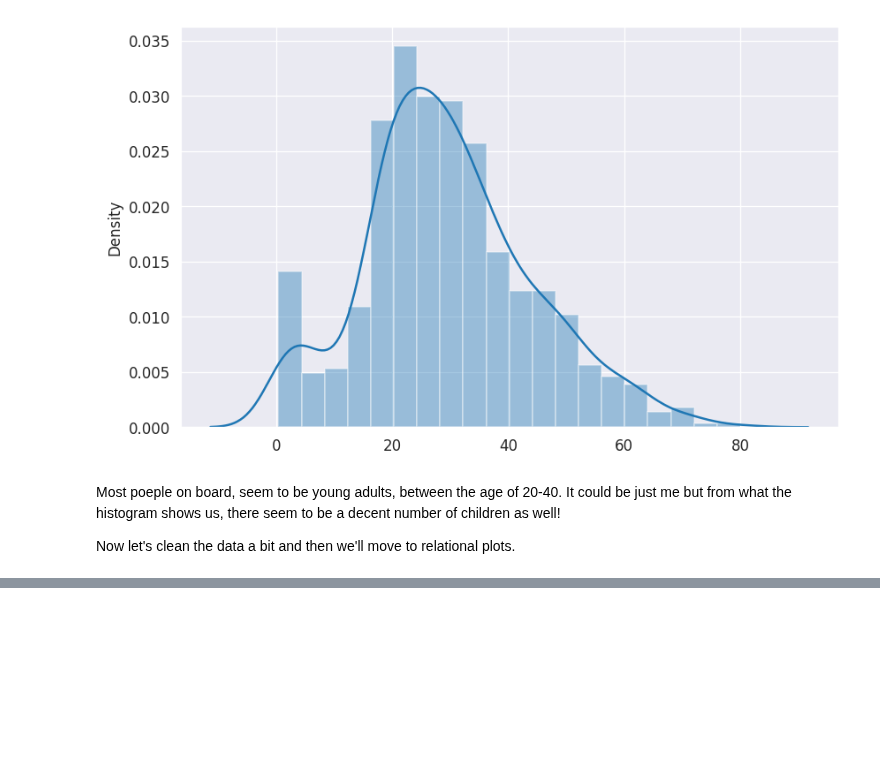
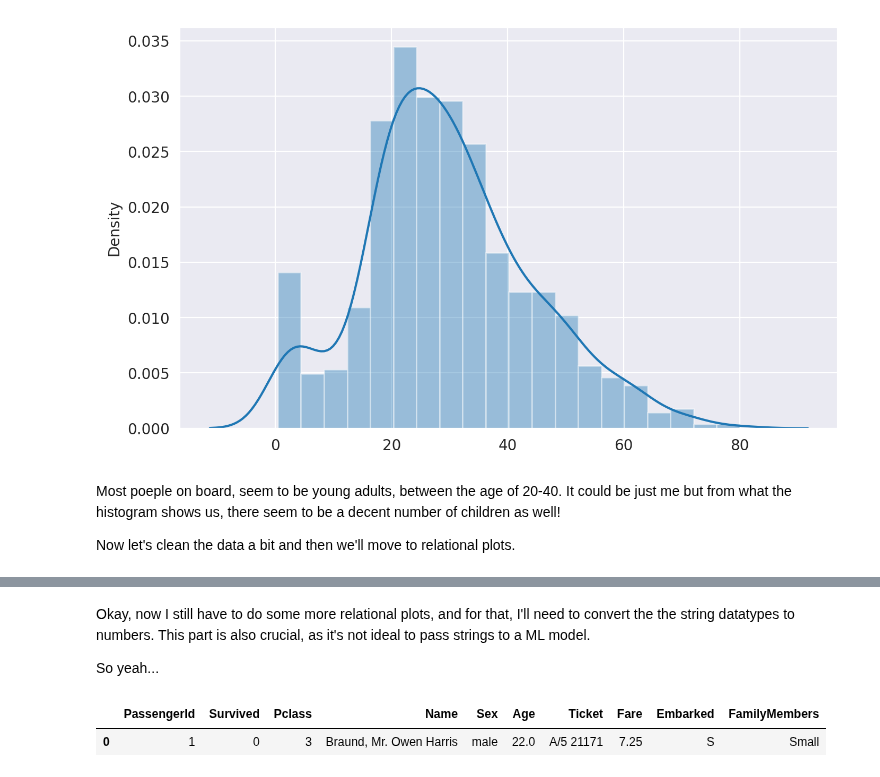
Before and after one commit to muhammadanas0716/Machine-Learning-101, a Jupyter notebook: Titanic - Machine Learning from Disaster/Project Notebook.ipynb, the cells around one changed output, grey strips where cells are left out. Drawn from its saved outputs; the diff is of its cells as text; code cells hidden in the pictures; blank space fills up the shorter version.

```diff
--- a/Titanic - Machine Learning from Disaster/Project Notebook.ipynb
+++ b/Titanic - Machine Learning from Disaster/Project Notebook.ipynb
@@ -175,0 +231,9 @@ Okay, we've done pretty well, let's move to some relational plots
+# %% [markdown]
+Okay, now I still have to do some more relational plots, and for that, I'll need to convert the the string datatypes to numbers. This part is also crucial, as it's not ideal to pass strings to a ML model.
+
+So yeah...
+# %%
+titanic_df.head(1)
+# %% [output]
+|  | PassengerId | Survived | Pclass | Name | Sex | Age | Ticket | Fare | Embarked | FamilyMembers |
+| 0 | 1 | 0 | 3 | Braund, Mr. Owen Harris | male | 22.0 | A/5 21171 | 7.25 | S | Small |
```
Also changed, not shown: parts of 22 cells of this notebook.
